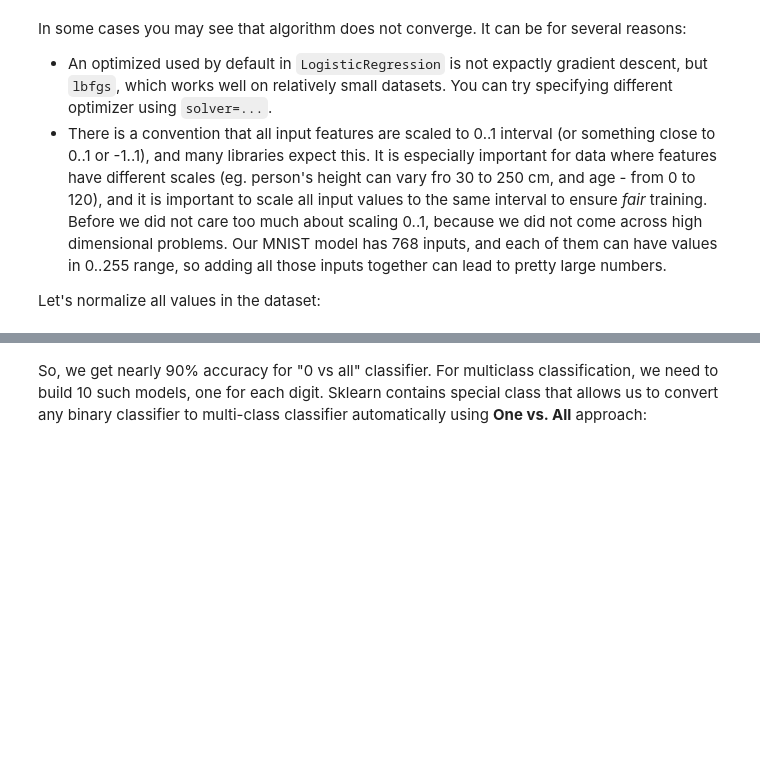
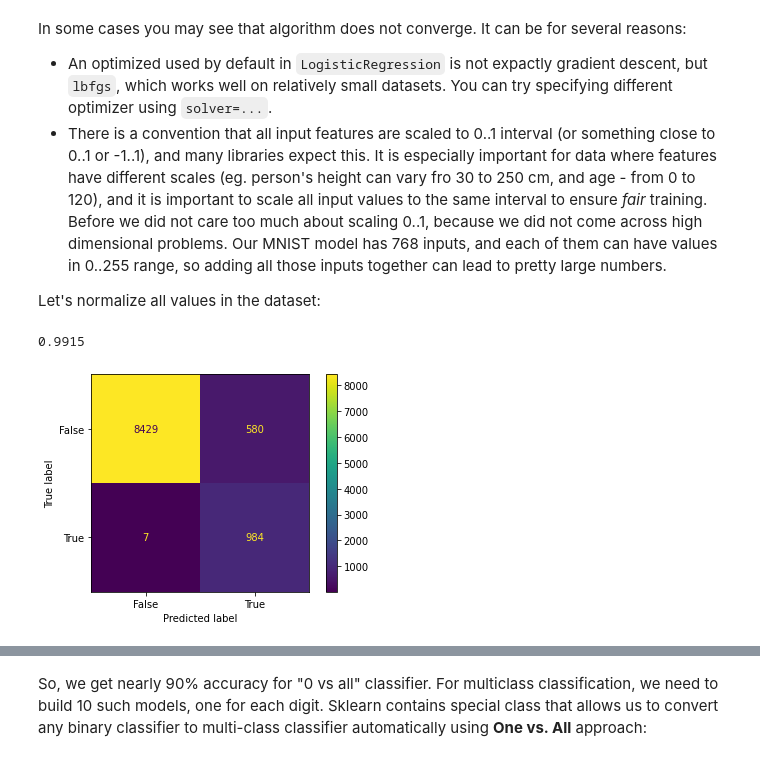
Before and after one commit to shwars/ai_course, a Jupyter notebook: en/2-ml/3-Classification.ipynb, the cells around one changed output, grey strips where cells are left out. Cells and saved outputs as stored; diff of their text form; code cells hidden in the pictures; blank space fills up the shorter version.

```diff
--- a/en/2-ml/3-Classification.ipynb
+++ b/en/2-ml/3-Classification.ipynb
@@ -547,6 +585,6 @@ X_train, X_test, Y_train, Y_test = \
 Classification algorithms that we have discussed above were **binary**. For multi-class we can use **one-vs-all** approach. Let's train a classifier to classify between 0 and non-0 digits:
 # %%
 Y0_train = Y_train=="0"
-Y0_test = Y_test==0
+Y0_test = Y_test=="0"
 model = sk.linear_model.LogisticRegression().fit(X_train,Y0_train)
 sk.metrics.accuracy_score(Y0_test,model.predict(X_test))
@@ -560,3 +607,10 @@ Let's normalize all values in the dataset:
 # %%
 model = sk.linear_model.LogisticRegression(solver='newton-cg').fit(X_train/255.0,Y0_train)
 sk.metrics.accuracy_score(Y0_test,model.predict(X_test/255.0))
+# %% [output]
+0.9915
+# %%
+sk.metrics.ConfusionMatrixDisplay.from_estimator(model,X_test,Y0_test)
+plt.show()
+# %% [output]
+[figure, added]
```
Also changed, not shown: parts of 21 cells of this notebook, 4 other files.
